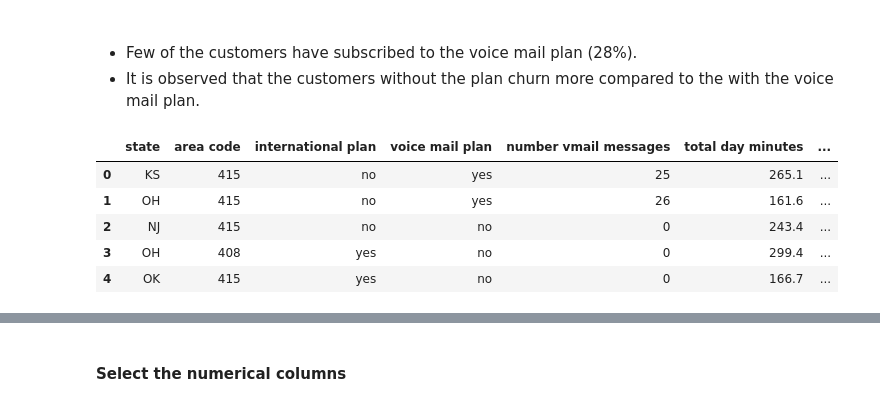
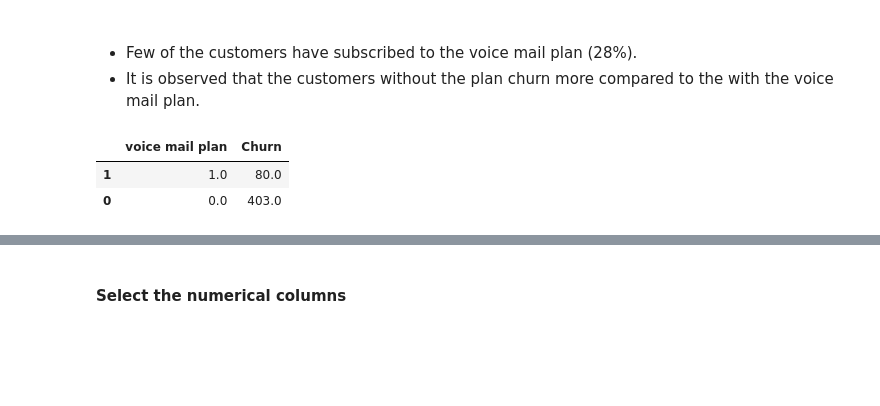
Before and after one commit to Emilly-Njue/Phase3-Project, a Jupyter notebook: customer_churn.ipynb, the cells around one changed output, grey strips where cells are left out. Cells and saved outputs as stored; diff of their text form; code cells hidden in the pictures; blank space fills up the shorter version.

```diff
--- a/customer_churn.ipynb
+++ b/customer_churn.ipynb
@@ -311,12 +325,12 @@ visualize_column('voice mail plan')
 ####
 - Few of the customers have subscribed to the voice mail plan (28%).
 - It is observed that the customers without the plan churn more compared to the with the voice mail plan.
-# %%
-data.head()
-# %% [output]
-|  | state | area code | international plan | voice mail plan | number vmail messages | total day minutes | ... |
-| 0 | KS | 415 | no | yes | 25 | 265.1 | ... |
-| 1 | OH | 415 | no | yes | 26 | 161.6 | ... |
-| 2 | NJ | 415 | no | no | 0 | 243.4 | ... |
-| 3 | OH | 408 | yes | no | 0 | 299.4 | ... |
-| 4 | OK | 415 | yes | no | 0 | 166.7 | ... |
+# %%
+df_service_calls = pd.DataFrame({'voice mail plan': data['voice mail plan'], 'Churn': data['churn']})
+churn_counts = df_service_calls.groupby('voice mail plan')['Churn'].sum().reset_index()
+churn_counts = churn_counts.sort_values('voice mail plan', ascending=False)
+churn_counts
+# %% [output]
+|  | voice mail plan | Churn |
+| 1 | 1.0 | 80.0 |
+| 0 | 0.0 | 403.0 |
```
Also changed, not shown: parts of 19 cells of this notebook, 5 other files.
